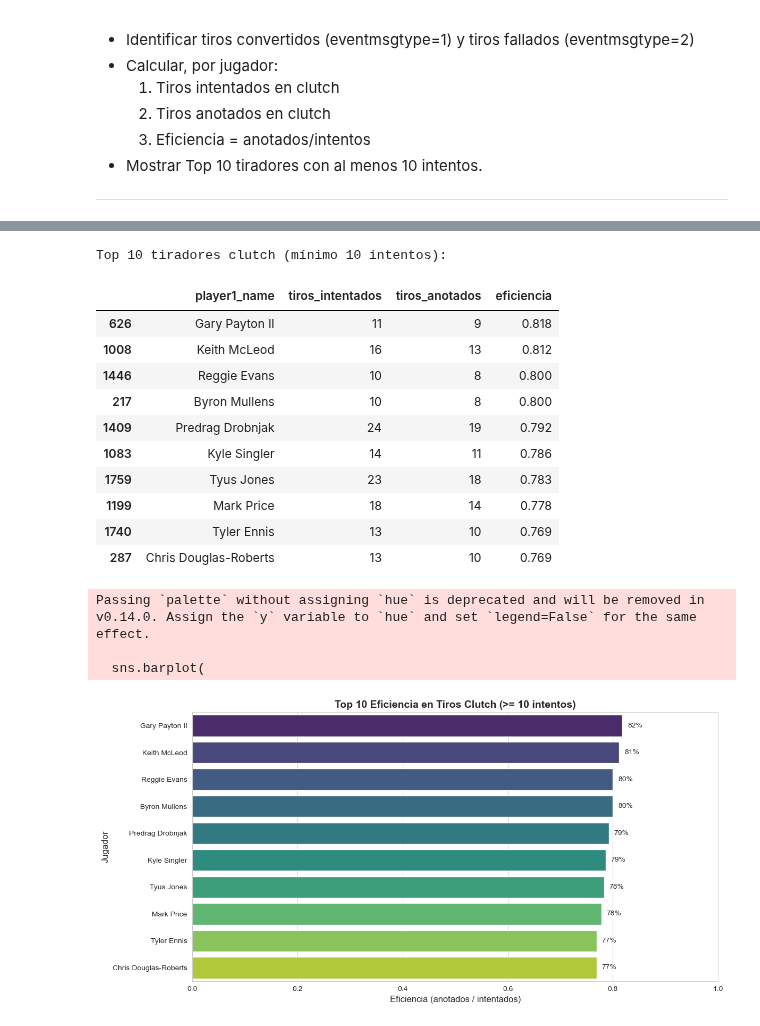
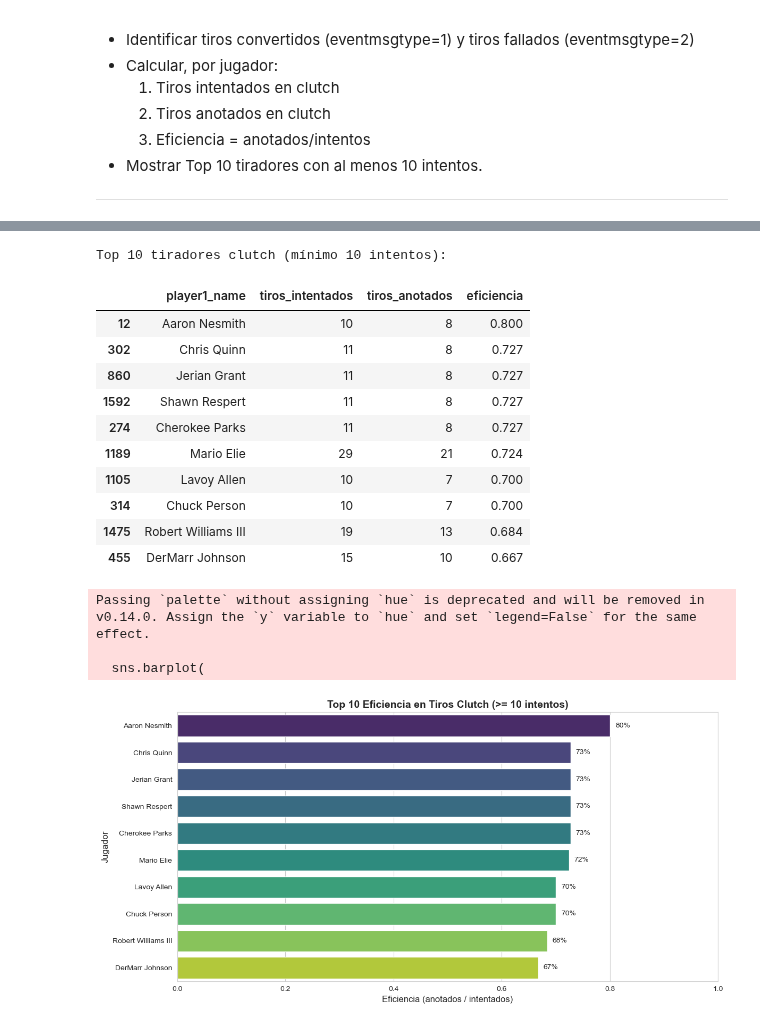
Before and after one commit to jorge-ivan-jimenez-reyes/DataScienceB, a Jupyter notebook: TercerExamen/FinalExam.ipynb, the cells around one changed output, grey strips where cells are left out. Saved outputs shown, nothing was run; the diff lists cells and outputs as text; code cells hidden in the pictures.

```diff
--- a/TercerExamen/FinalExam.ipynb
+++ b/TercerExamen/FinalExam.ipynb
@@ -21,3 +21,34 @@ import seaborn as sns
 # 3.2. Ajustes de estilo (opcional)
 sns.set_style("whitegrid")
 plt.rcParams["figure.figsize"] = (10, 6)
+# %%
+def plot_top_shooters(df_top_shooters, top_n=10):
+    """
+    Muestra un barplot con los top_n jugadores por eficiencia en tiros clutch.
+    """
+    topn = df_top_shooters.head(top_n)
+
+    print(f"\nTop {top_n} tiradores clutch (mínimo 10 intentos):")
+    display(topn[["player1_name", "tiros_intentados", "tiros_anotados", "eficiencia"]])
+
+    plt.figure(figsize=(12, 6))
+    sns.barplot(
+        x="eficiencia",
+        y="player1_name",
+        data=topn,
+        palette="viridis"
+    )
+    plt.title(f"Top {top_n} Eficiencia en Tiros Clutch (>= 10 intentos)", fontsize=14, fontweight="bold")
+    plt.xlabel("Eficiencia (anotados / intentados)", fontsize=12)
+    plt.ylabel("Jugador", fontsize=12)
+    plt.xlim(0, 1)
+
+    # Etiquetas con el porcentaje exacto al lado de cada barra
+    for i, v in enumerate(topn["eficiencia"]):
+        plt.text(v + 0.01, i, f"{v:.0%}", va="center")
+
+    plt.tight_layout()
+    plt.show()
+
+# Uso:
+plot_top_shooters(df_top_shooters, top_n=10)
@@ -210,14 +258,14 @@ def procesar_jugadas_clutch(path_plays="play_by_play.csv", dict_game_to_season=N
             print("Todos los filtros juntos:", mask_clutch.sum())
  # para que solo procese el primer chunk y puedas ver el resultado
 
-        print(f"\n✔️  Total jugadas 'clutch' encontradas: {len(df_clutch)}\n")
+        print(f"\n✔️  Total jugadas 'clutch' encontradas: {len(df_clutch_corregido)}\n")
     except Exception as e:
         print(f"Error al procesar {path_plays}: {e}")
 
-    return df_clutch
+    return df_clutch_corregido
 
 # Uso:
-df_clutch = procesar_jugadas_clutch("play_by_play.csv", game_to_season)
+df_clutch_corregido = procesar_jugadas_clutch("play_by_play.csv", game_to_season)
 # %% [output]
 Chunk  1 procesado → Total jugadas clutch acum.: 4834
    period pctimestring seconds_remaining  scoremargin
@@ -548,42 +601,42 @@ def plot_top_shooters(df_top_shooters, top_n=10):
 
     print(f"\nTop {top_n} tiradores clutch (mínimo 10 intentos):")
     display(topn[["player1_name", "tiros_intentados", "tiros_anotados", "eficiencia"]])
 
     plt.figure(figsize=(12, 6))
     sns.barplot(
         x="eficiencia",
         y="player1_name",
         data=topn,
         palette="viridis"
     )
     plt.title(f"Top {top_n} Eficiencia en Tiros Clutch (>= 10 intentos)", fontsize=14, fontweight="bold")
     plt.xlabel("Eficiencia (anotados / intentados)", fontsize=12)
     plt.ylabel("Jugador", fontsize=12)
     plt.xlim(0, 1)
 
     # Etiquetas con el porcentaje exacto al lado de cada barra
     for i, v in enumerate(topn["eficiencia"]):
         plt.text(v + 0.01, i, f"{v:.0%}", va="center")
 
     plt.tight_layout()
     plt.show()
 
 # Uso:
-plot_top_shooters(df_top_shooters_corregido, top_n=10)
+plot_top_shooters(df_top_shooters, top_n=10)
 # %% [output]
 Top 10 tiradores clutch (mínimo 10 intentos):
 |  | player1_name | tiros_intentados | tiros_anotados | eficiencia |
-| 626 | Gary Payton II | 11 | 9 | 0.818 |
-| 1008 | Keith McLeod | 16 | 13 | 0.812 |
-| 1446 | Reggie Evans | 10 | 8 | 0.800 |
-| 217 | Byron Mullens | 10 | 8 | 0.800 |
-| 1409 | Predrag Drobnjak | 24 | 19 | 0.792 |
-| 1083 | Kyle Singler | 14 | 11 | 0.786 |
-| 1759 | Tyus Jones | 23 | 18 | 0.783 |
-| 1199 | Mark Price | 18 | 14 | 0.778 |
-| 1740 | Tyler Ennis | 13 | 10 | 0.769 |
-| 287 | Chris Douglas-Roberts | 13 | 10 | 0.769 |
+| 12 | Aaron Nesmith | 10 | 8 | 0.800 |
+| 302 | Chris Quinn | 11 | 8 | 0.727 |
+| 860 | Jerian Grant | 11 | 8 | 0.727 |
+| 1592 | Shawn Respert | 11 | 8 | 0.727 |
+| 274 | Cherokee Parks | 11 | 8 | 0.727 |
+| 1189 | Mario Elie | 29 | 21 | 0.724 |
+| 1105 | Lavoy Allen | 10 | 7 | 0.700 |
+| 314 | Chuck Person | 10 | 7 | 0.700 |
+| 1475 | Robert Williams III | 19 | 13 | 0.684 |
+| 455 | DerMarr Johnson | 15 | 10 | 0.667 |
 Passing `palette` without assigning `hue` is deprecated and will be removed in v0.14.0. Assign the `y` variable to `hue` and set `legend=False` for the same effect.
 
   sns.barplot(
-[figure, old version]
+[figure, new version]
```
Also changed, not shown: parts of 9 cells of this notebook.
